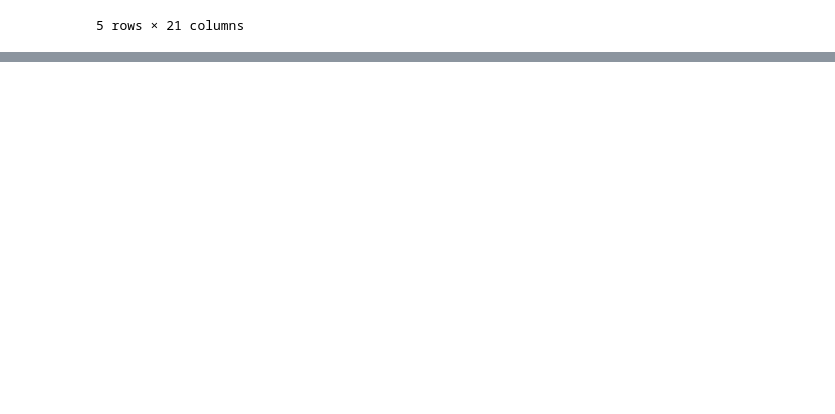
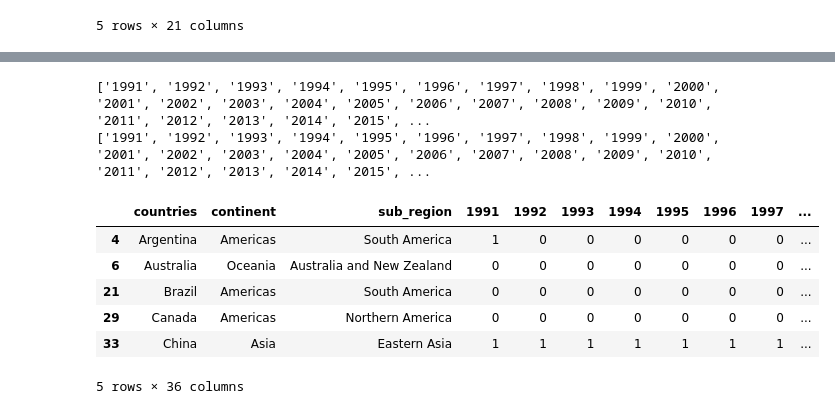
Before and after one commit to akhiltejareddy01/Analyzing_predicting_unemployment_across_world, a Jupyter notebook: Business Case Studies/Unemployment(Part 2).ipynb, the cells around one changed output, grey strips where cells are left out. Cells and saved outputs as stored; diff of their text form; code cells hidden in the pictures; blank space fills up the shorter version.

```diff
--- a/Business Case Studies/Unemployment(Part 2).ipynb
+++ b/Business Case Studies/Unemployment(Part 2).ipynb
@@ -239,0 +230,3 @@ data_g20c.head()
+# %%
+sample_data_g20c= data_g20c.drop(['average','91-20','20-21','21-22'],axis=1)
+#new_data_g20c.head()
@@ -239,0 +235,12 @@ data_g20c.head()
+# %%
+#removing unwanted columns
+new_data_g20c = data_g20c.drop(['average','91-20','20-21','21-22'],axis=1)
+#new_data_g20c.head()
+
+#finding median for each country, since many countries have more outliered data.
+new_data_g20c['median']=new_data_g20c.median(axis=1,numeric_only=True)
+
+overall_median=new_data_g20c['median'].median()
+print("The overall median is ",overall_median) #finding overall median for column named MEDIAN
+
+new_data_g20c.head()
@@ -239,0 +256,38 @@ data_g20c.head()
+# %%
+#classifying every columns as Good or Bad based on the overall median values obtained.
+new_columns=sample_data_g20c._get_numeric_data().columns.values.tolist()
+print(new_columns)
+diff=sample_data_g20c._get_numeric_data().columns.values.tolist()
+print(diff)
+
+#creating new Dataframe to add categorical data
+classify_data_g20c = pd.DataFrame()
+classify_data_g20c['countries']=data_g20c['Country Name']
+classify_data_g20c['continent']=data_g20c['continent']
+classify_data_g20c['sub_region']=data_g20c['sub_region']
+
+for i,j in zip(new_columns,diff): #classifying data into good or bad using for condition
+    classify_data_g20c[i]=np.where((new_data_g20c[j]< overall_median),'Good','Bad')
+
+#classify_data_g20c.head()
+
+#creating new column, adding all the good ratings
+#seperating all the bad rated ones into new columns
+classify_data_g20c.replace(['Good','Bad'],[1,0],inplace=True)
+classify_data_g20c['Good']=classify_data_g20c.sum(numeric_only=True,axis=1)
+
+#findng the bad rated countries
+classify_data_g20c['Bad']=31-classify_data_g20c['Good']
+classify_data_g20c
+
+classify_data_g20c.head()
+# %% [output]
+['1991', '1992', '1993', '1994', '1995', '1996', '1997', '1998', '1999', '2000', '2001', '2002', '2003', '2004', '2005', '2006', '2007', '2008', '2009', '2010', '2011', '2012', '2013', '2014', '2015', ...
+['1991', '1992', '1993', '1994', '1995', '1996', '1997', '1998', '1999', '2000', '2001', '2002', '2003', '2004', '2005', '2006', '2007', '2008', '2009', '2010', '2011', '2012', '2013', '2014', '2015', ...
+|  | countries | continent | sub_region | 1991 | 1992 | 1993 | 1994 | 1995 | 1996 | 1997 | ... |
+| 4 | Argentina | Americas | South America | 1 | 0 | 0 | 0 | 0 | 0 | 0 | ... |
+| 6 | Australia | Oceania | Australia and New Zealand | 0 | 0 | 0 | 0 | 0 | 0 | 0 | ... |
+| 21 | Brazil | Americas | South America | 0 | 0 | 0 | 0 | 0 | 0 | 0 | ... |
+| 29 | Canada | Americas | Northern America | 0 | 0 | 0 | 0 | 0 | 0 | 0 | ... |
+| 33 | China | Asia | Eastern Asia | 1 | 1 | 1 | 1 | 1 | 1 | 1 | ... |
+5 rows × 36 columns
```
Also changed, not shown: parts of 4 cells of this notebook.
